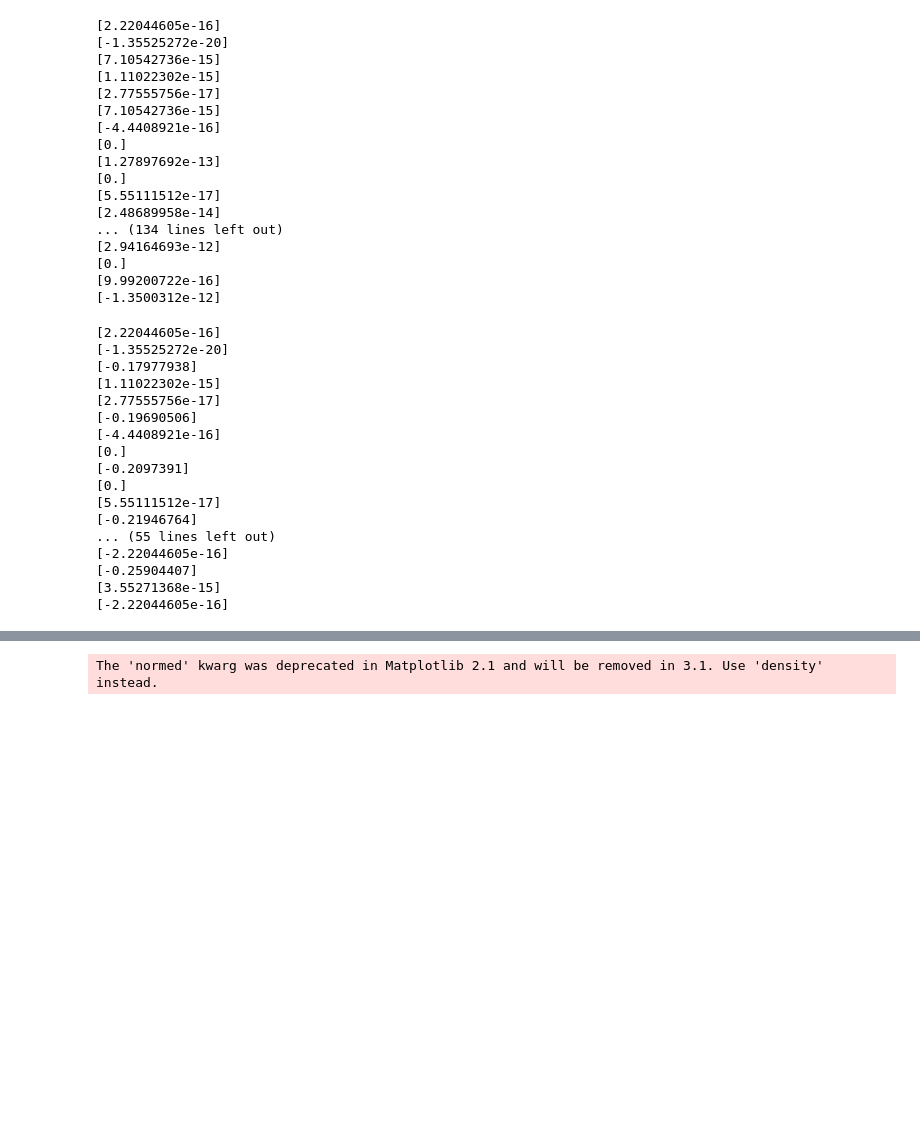
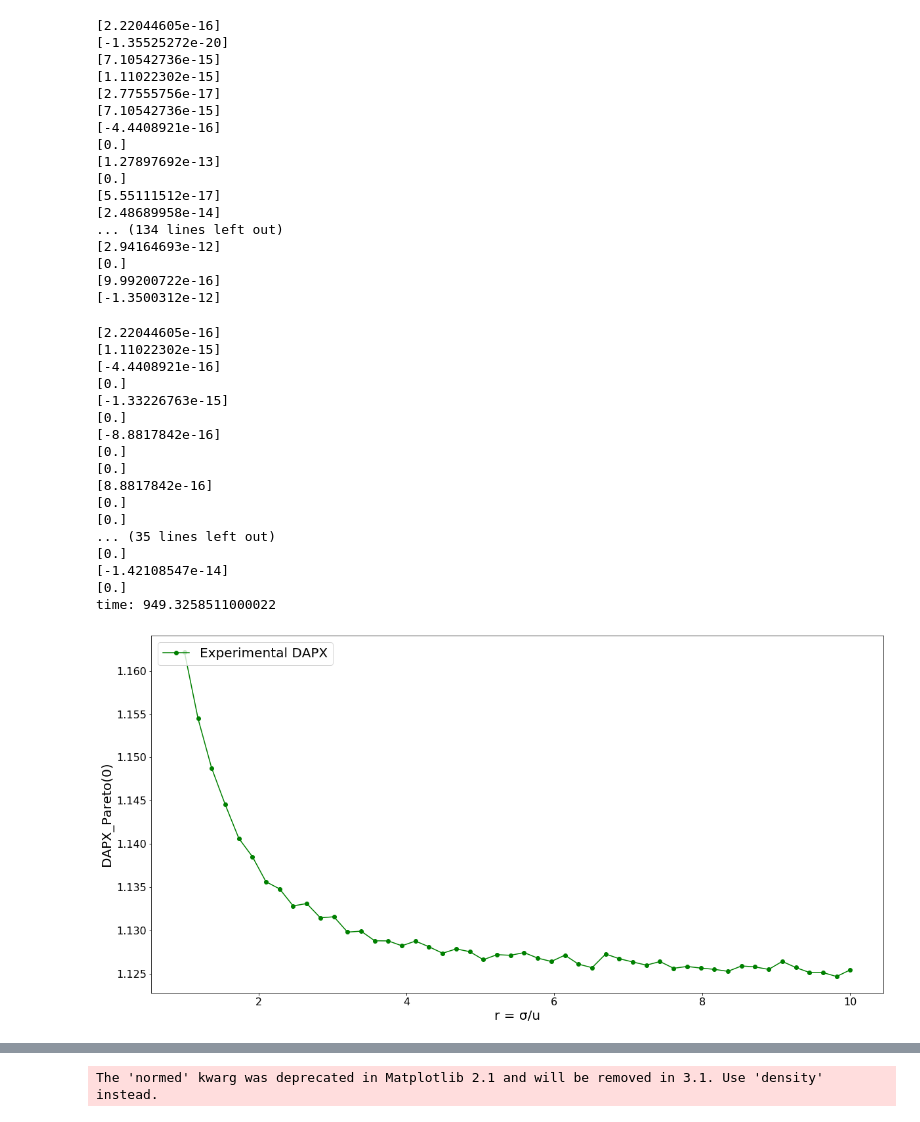
Before and after one commit to ge73xaq/AGT, a Jupyter notebook: DAPX_APX_pareto0.ipynb, the cells around one changed output, grey strips where cells are left out. Saved outputs shown, nothing was run; the diff lists cells and outputs as text; code cells hidden in the pictures; blank space fills up the shorter version.

```diff
--- a/DAPX_APX_pareto0.ipynb
+++ b/DAPX_APX_pareto0.ipynb
@@ -123,16 +123,12 @@ for i in step:
 [9.99200722e-16]
 [-1.3500312e-12]
 # %%
-# Experiment deterministic and randomized auctions for single-item and single-bidder case with Pareto(0) distribution:
-sigma_list = []
+# Experiment deterministic for single-item and single-bidder case with Pareto(0) distribution first:
 DAPX_pareto0 = []
 r_list =[]
 p_reserve_list = []
 p_d_list = []
 c_list=[]
-opt_revenue =[]
-APX_pareto0 = []
-r_rho_list = []
 
 
 #Definition 3.1: rho_D function used to compute DAPX
@@ -147,12 +143,11 @@ def random_rho(x):
 def f(x):
     return (x * (1 + np.log(k2/(x**2) + 1) - np.log(2)) -u )
 
-
-n = 100000
+# for DAPX we pick a large n for stable result
+n = 10000000
 step = np.linspace(1.0001, 10, 50)
 tic = time.clock()
 for i in step:
-
     c = 2*i**2/(i**2-1)
     c_list.append(c)
     u, var = pareto.stats(c, moments='mv')
@@ -179,62 +174,42 @@ for i in step:
     #Compute the experimental DAPX
     DAPX_pareto0.append((opt_revenue/exp_revenue)[0])
 
-    #First solve pi1 and pi2 using numerical solver and then generate the samples from
-    #the corresponding log-lottery distribution.
-    k2 = u**2 + sigma**2
-    pi1 = fsolve(f, [u-0.1])
-    pi2 = 0.5*(k2/pi1 +pi1)
-    print(f(pi1))
-    rej_sample = []
-    rej_sample = rejection_sampling(pi1,pi2,10000)
-    rexp_revenue_list = []
-    #For each reserve price, perform auction experiment and save all the results
-    for rp_reserve in rej_sample:
-        rexp_revenue_list.append(auction_exp(bid_pareto-1,rp_reserve))
-    #Determine the experimental APX with optimal revenue against the average revenue
-    APX_pareto0.append(opt_revenue/np.average(rexp_revenue_list))
-
-    #compute the APX theoretical upper bound using function rho from Definition 4.1
-    r_rho = fsolve(random_rho, [u])
-    r_rho_list.append(r_rho[0])
-    print(random_rho(r_rho))
-
-
-
 toc = time.clock()
 print('time: ' + str(toc-tic))
 # %% [output]
 [2.22044605e-16]
-[-1.35525272e-20]
-[-0.17977938]
 [1.11022302e-15]
-[2.77555756e-17]
-[-0.19690506]
 [-4.4408921e-16]
 [0.]
-[-0.2097391]
+[-1.33226763e-15]
 [0.]
-[5.55111512e-17]
-[-0.21946764]
-... (55 lines left out)
-[-2.22044605e-16]
-[-0.25904407]
-[3.55271368e-15]
-[-2.22044605e-16]
+[-8.8817842e-16]
+[0.]
+[0.]
+[8.8817842e-16]
+[0.]
+[0.]
+... (35 lines left out)
+[0.]
+[-1.42108547e-14]
+[0.]
+time: 949.3258511000022
 # %%
 # create figure and axis objects with subplots()
 fig,ax = plt.subplots(figsize=(20, 10))
 # make a plot
-ax.plot(r_list, DAPX_pareto,color="green",marker="o",label="Experimental DAPX")
+ax.plot(r_list, DAPX_pareto0,color="green",marker="o",label="Experimental DAPX")
 # set x-axis label
 ax.set_xlabel("r = \u03C3/u",fontsize=20)
 # set y-axis label
 ax.set_ylabel("DAPX_Pareto(0)",fontsize=20)
-ax.set_ylim(1.12,1.17)
-ax.plot(r_list, p_d_list,color="blue",marker="o",label="Theoritical \u03C1_D")
+#ax.set_ylim(1.12,1.17)
+#ax.plot(r_list, p_d_list,color="blue",marker="o",label="Theoritical \u03C1_D")
 ax.tick_params(axis='x', labelsize= 16)
 ax.tick_params(axis='y', labelsize= 16)
 
 plt.legend(loc="upper left",fontsize = 20)
 #plt.savefig("pareto0_dapx_only.png",bbox_inches='tight')
 plt.show()
+# %% [output]
+[figure, added]
```
Also changed, not shown: parts of 2 cells of this notebook, 6 other files.
